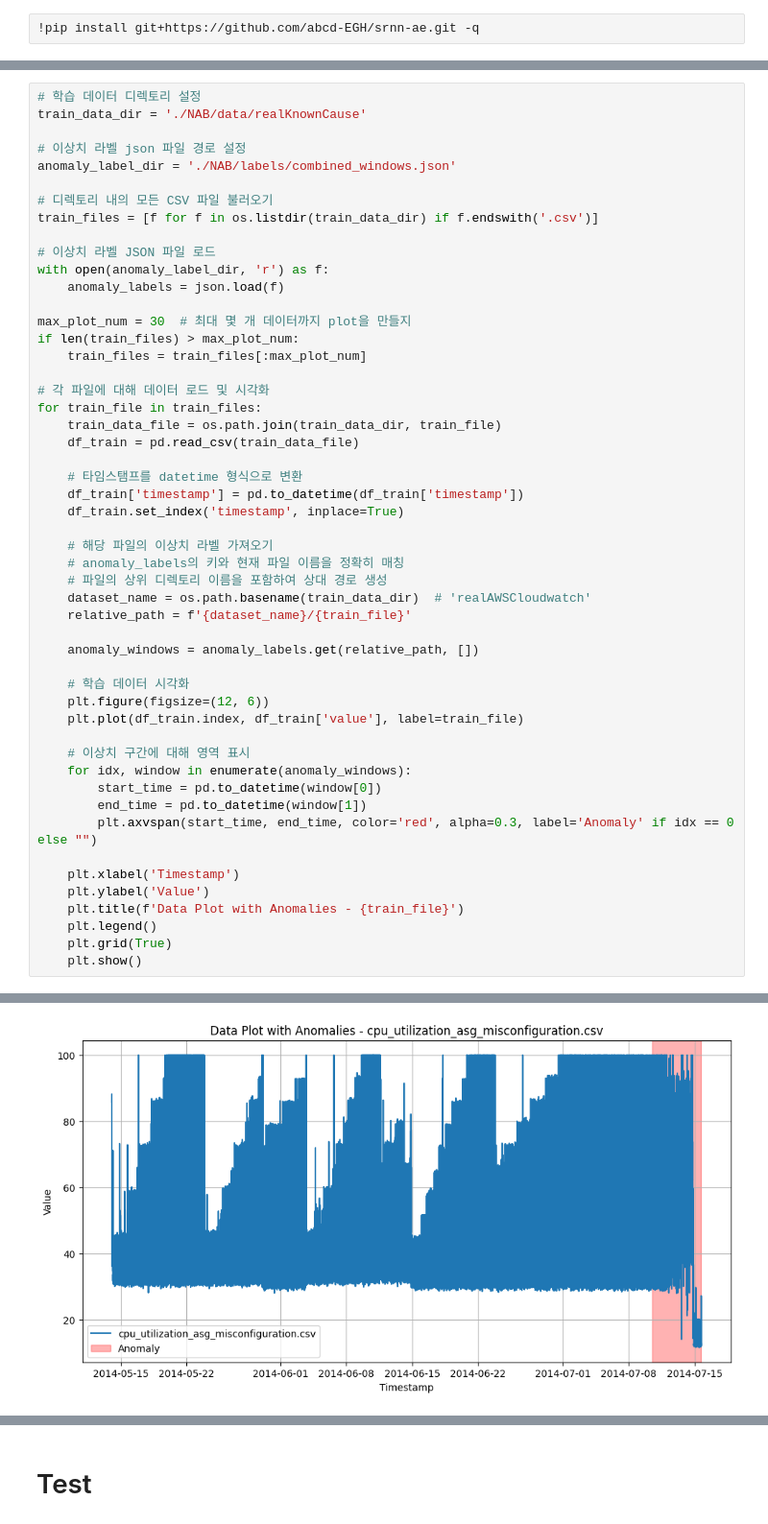
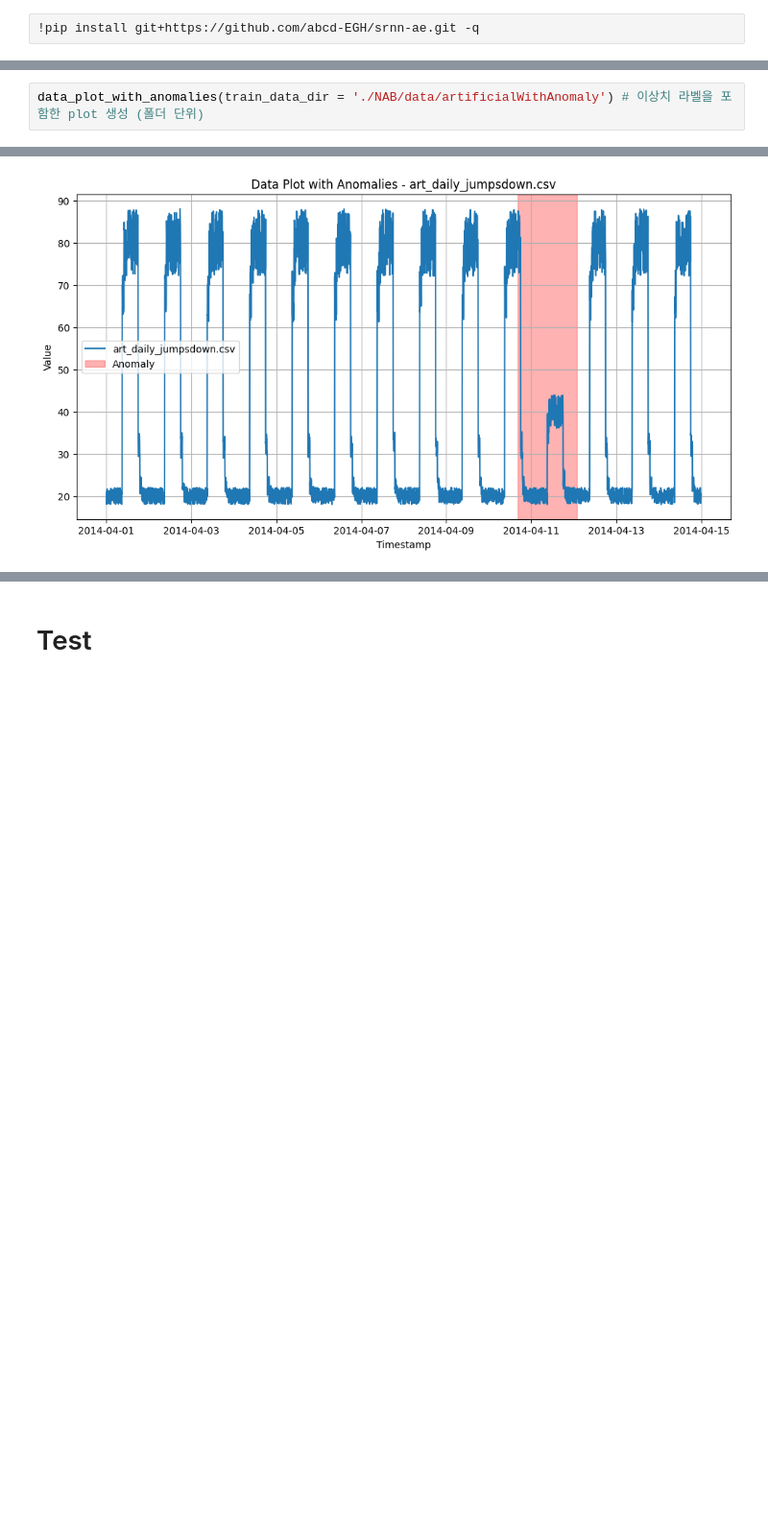
Before and after one commit to abcd-EGH/IEcapstone, a Jupyter notebook: H1_Dynamic_Threshold_without_GARCH.ipynb, the cells around one changed output, grey strips where cells are left out. Shown at 96% size. Cells and saved outputs as stored; diff of their text form; blank space fills up the shorter version.

```diff
--- a/H1_Dynamic_Threshold_without_GARCH.ipynb
+++ b/H1_Dynamic_Threshold_without_GARCH.ipynb
@@ -43,52 +51,3 @@ import time
 # %%
-# 학습 데이터 디렉토리 설정
-train_data_dir = './NAB/data/realKnownCause'
-
-# 이상치 라벨 json 파일 경로 설정
-anomaly_label_dir = './NAB/labels/combined_windows.json'
-
-# 디렉토리 내의 모든 CSV 파일 불러오기
-train_files = [f for f in os.listdir(train_data_dir) if f.endswith('.csv')]
-
-# 이상치 라벨 JSON 파일 로드
-with open(anomaly_label_dir, 'r') as f:
-    anomaly_labels = json.load(f)
-
-max_plot_num = 30  # 최대 몇 개 데이터까지 plot을 만들지
-if len(train_files) > max_plot_num:
-    train_files = train_files[:max_plot_num]
-
-# 각 파일에 대해 데이터 로드 및 시각화
-for train_file in train_files:
-    train_data_file = os.path.join(train_data_dir, train_file)
-    df_train = pd.read_csv(train_data_file)
-
-    # 타임스탬프를 datetime 형식으로 변환
-    df_train['timestamp'] = pd.to_datetime(df_train['timestamp'])
-    df_train.set_index('timestamp', inplace=True)
-
-    # 해당 파일의 이상치 라벨 가져오기
-    # anomaly_labels의 키와 현재 파일 이름을 정확히 매칭
-    # 파일의 상위 디렉토리 이름을 포함하여 상대 경로 생성
-    dataset_name = os.path.basename(train_data_dir)  # 'realAWSCloudwatch'
-    relative_path = f'{dataset_name}/{train_file}'
-
-    anomaly_windows = anomaly_labels.get(relative_path, [])
-
-    # 학습 데이터 시각화
-    plt.figure(figsize=(12, 6))
-    plt.plot(df_train.index, df_train['value'], label=train_file)
-
-    # 이상치 구간에 대해 영역 표시
-    for idx, window in enumerate(anomaly_windows):
-        start_time = pd.to_datetime(window[0])
-        end_time = pd.to_datetime(window[1])
-        plt.axvspan(start_time, end_time, color='red', alpha=0.3, label='Anomaly' if idx == 0 else "")
-
-    plt.xlabel('Timestamp')
-    plt.ylabel('Value')
-    plt.title(f'Data Plot with Anomalies - {train_file}')
-    plt.legend()
-    plt.grid(True)
-    plt.show()
+data_plot_with_anomalies(train_data_dir = './NAB/data/artificialWithAnomaly') # 이상치 라벨을 포함한 plot 생성 (폴더 단위)
 # %% [output]
@@ -96 +55 @@ for train_file in train_files:
-[figure, old version]
+[figure, new version]
```
Also changed, not shown: parts of 22 cells of this notebook, 32 other files.
